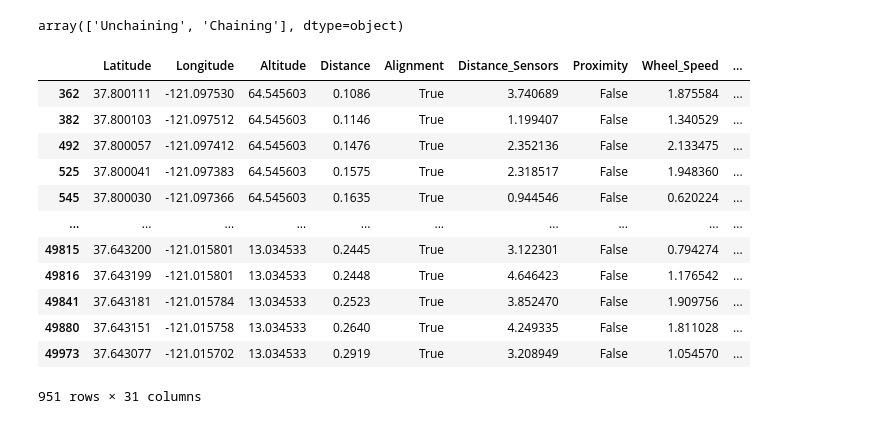
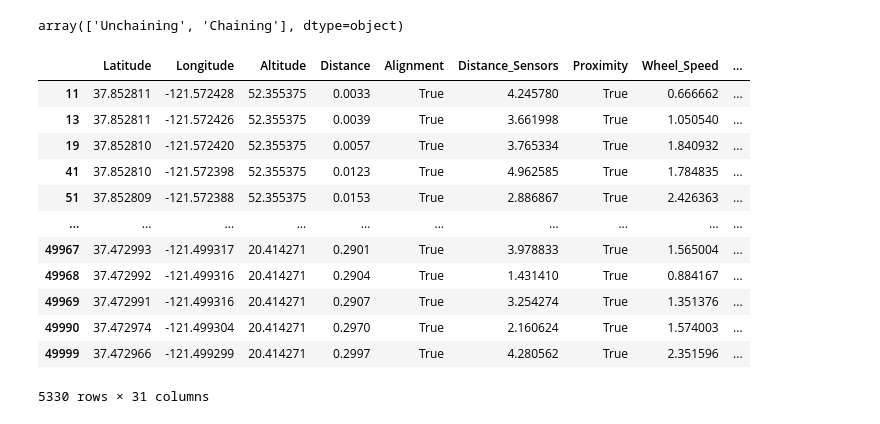
Before and after one commit to Eden-Alem/cart-er, a Jupyter notebook: Data Science/Code/machine_learning.ipynb, the cells around one changed output. Drawn from its saved outputs; the diff is of its cells as text; code cells hidden in the pictures.

```diff
--- a/Data Science/Code/machine_learning.ipynb
+++ b/Data Science/Code/machine_learning.ipynb
@@ -328,38 +328,38 @@ array(['Unchaining', 'Chaining'], dtype=object)
 # %%
 df.groupby(['Safety_Label']).count()
 df.columns
 
 
 # max_distance = 5.0
 # min_distance = 2.0
 
 # # Cart wheel speed treshold in meters per second (m/s) for chaining
 # high_speed = 1.5
 
 # # Define conditions for chaining based on the data
 # chaining_conditions = [
 #     alignment and distance > min_distance and distance < max_distance and not proximity and wheel_speed < high_speed and safety_label == "Safe"
 
 
 selected_data = df[
-    (df['Distance'] > 0.1) & (df['Distance'] < 0.5) &
-    (df['Proximity'] == False) & (df['Alignment'] == True) &
+    (df['Distance_Sensors'] > 0.5) & (df['Distance_Sensors'] < 5) &
+    (df['Proximity'] == True) & (df['Alignment'] == True) &
     (df['Wheel_Speed'] < 2.5) & (df['Safety_Label'] == 'Safe')
 ]
 selected_data
 # df[(df['Safety_Label'] == 'Safe')].count()
 # df[df['Wheel_Speed'] < 2.5].count()
 # %% [output]
 |  | Latitude | Longitude | Altitude | Distance | Alignment | Distance_Sensors | Proximity | Wheel_Speed | ... |
-| 362 | 37.800111 | -121.097530 | 64.545603 | 0.1086 | True | 3.740689 | False | 1.875584 | ... |
-| 382 | 37.800103 | -121.097512 | 64.545603 | 0.1146 | True | 1.199407 | False | 1.340529 | ... |
-| 492 | 37.800057 | -121.097412 | 64.545603 | 0.1476 | True | 2.352136 | False | 2.133475 | ... |
-| 525 | 37.800041 | -121.097383 | 64.545603 | 0.1575 | True | 2.318517 | False | 1.948360 | ... |
-| 545 | 37.800030 | -121.097366 | 64.545603 | 0.1635 | True | 0.944546 | False | 0.620224 | ... |
+| 11 | 37.852811 | -121.572428 | 52.355375 | 0.0033 | True | 4.245780 | True | 0.666662 | ... |
+| 13 | 37.852811 | -121.572426 | 52.355375 | 0.0039 | True | 3.661998 | True | 1.050540 | ... |
+| 19 | 37.852810 | -121.572420 | 52.355375 | 0.0057 | True | 3.765334 | True | 1.840932 | ... |
+| 41 | 37.852810 | -121.572398 | 52.355375 | 0.0123 | True | 4.962585 | True | 1.784835 | ... |
+| 51 | 37.852809 | -121.572388 | 52.355375 | 0.0153 | True | 2.886867 | True | 2.426363 | ... |
 | ... | ... | ... | ... | ... | ... | ... | ... | ... | ... |
-| 49815 | 37.643200 | -121.015801 | 13.034533 | 0.2445 | True | 3.122301 | False | 0.794274 | ... |
-| 49816 | 37.643199 | -121.015801 | 13.034533 | 0.2448 | True | 4.646423 | False | 1.176542 | ... |
-| 49841 | 37.643181 | -121.015784 | 13.034533 | 0.2523 | True | 3.852470 | False | 1.909756 | ... |
-| 49880 | 37.643151 | -121.015758 | 13.034533 | 0.2640 | True | 4.249335 | False | 1.811028 | ... |
-| 49973 | 37.643077 | -121.015702 | 13.034533 | 0.2919 | True | 3.208949 | False | 1.054570 | ... |
+| 49967 | 37.472993 | -121.499317 | 20.414271 | 0.2901 | True | 3.978833 | True | 1.565004 | ... |
+| 49968 | 37.472992 | -121.499316 | 20.414271 | 0.2904 | True | 1.431410 | True | 0.884167 | ... |
+| 49969 | 37.472991 | -121.499316 | 20.414271 | 0.2907 | True | 3.254274 | True | 1.351376 | ... |
+| 49990 | 37.472974 | -121.499304 | 20.414271 | 0.2970 | True | 2.160624 | True | 1.574003 | ... |
+| 49999 | 37.472966 | -121.499299 | 20.414271 | 0.2997 | True | 4.280562 | True | 2.351596 | ... |
-951 rows × 31 columns
+5330 rows × 31 columns
```
Also changed, not shown: parts of 4 cells of this notebook, 10 other files.
